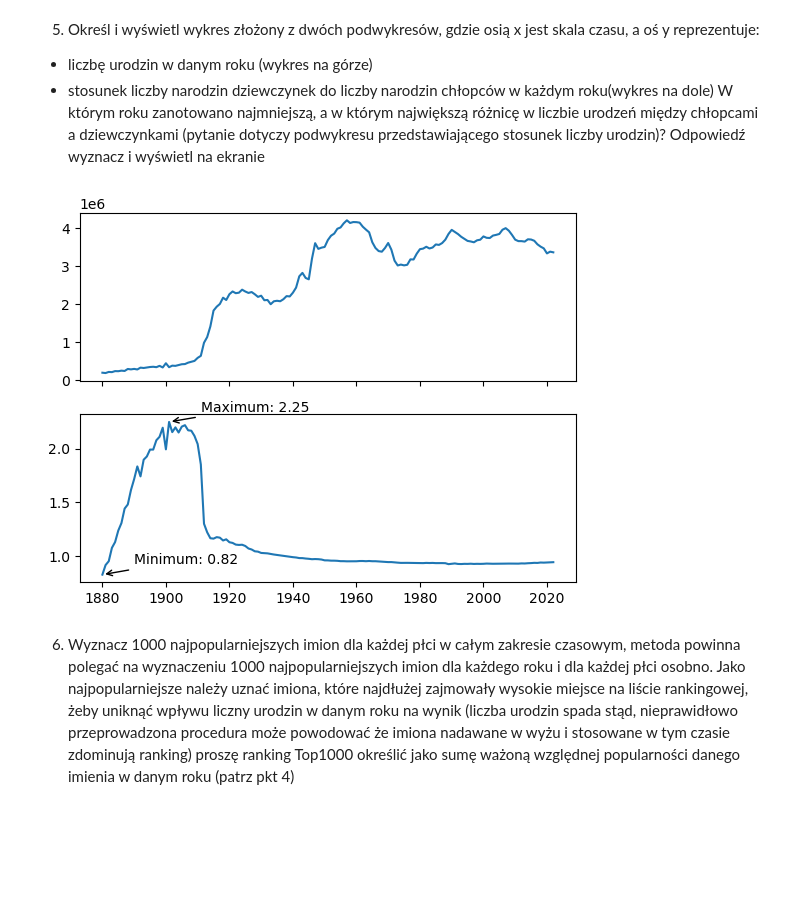
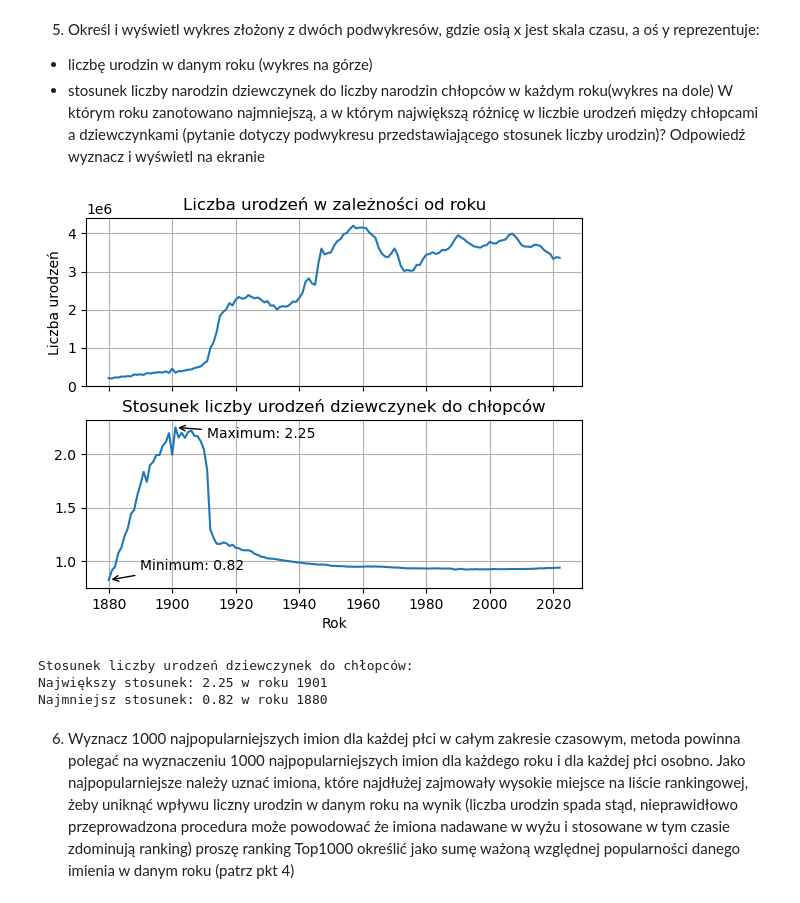
Before and after one commit to BartlomiejGasyna/Exploratory-Data-Analysis-Project-1, a Jupyter notebook: project.ipynb, the cells around one changed output. Cells and saved outputs as stored; diff of their text form; code cells hidden in the pictures; blank space fills up the shorter version.

```diff
--- a/project.ipynb
+++ b/project.ipynb
@@ -5,13 +5,13 @@ import pandas as pd
 import os
 import re
 
-directory_path = 'data'  # Replace this with your directory containing the text files
+directory_path = 'data'
 txt_files = [f for f in os.listdir(directory_path) if f.endswith('.txt')]
 
-# Initialize an empty list to store DataFrames for each file
+
 dfs = []
 combined_df = pd.DataFrame()
-# Read each file and store it in the list with a unique identifier
+
 for i, file in enumerate(txt_files):
     file_path = os.path.join(directory_path, file)
     df = pd.read_csv(file_path, header=None)
@@ -20,5 +20,4 @@ for i, file in enumerate(txt_files):
     df['Year'] = year
     dfs.append(df)
 
-# Combine all DataFrames into a single DataFrame
-combined_df = pd.concat(dfs, ignore_index=True)
+combined_df = pd.concat(dfs, ignore_index=True).sort_values(['Year', 'Gender', 'Name']).reset_index(drop=True)
@@ -40,0 +53,12 @@ combined_df
+# %%
+combined_df['first_letter'] = combined_df['Count'].astype(str).apply(lambda x: x[0])
+combined_df['first_letter']
+# combined_df['Count'] = combined_df['Count'][:][0]
+# combined_df.pivot_table(values='Year', index=['Count'], aggfunc='count')
+# combined_df.pivot_table(values='Count', )
+digits = [1, 2, 3, 4, 5, 6, 7, 8, 9]
+
+# sum1 = combined_df['first_letter'][combined_df['first_letter'] == '0'].sum()
+
+
+# sums['Count'].plot(kind='bar')
@@ -161,0 +145,6 @@ Year
+# %%
+names_df_pivot = combined_df.pivot_table(index=['Year', 'Gender', 'Name'], values='Count')
+births = combined_df.pivot_table(index=['Year', 'Gender'], values='Count', aggfunc='sum')
+
+combined_df[['Frequency_male', 'Frequency_female']] = (names_df_pivot / births).reset_index().pivot_table(index=['Year', 'Gender', 'Name'], columns='Gender').reset_index()['Count'][['M', 'F']]
+combined_df.head()
@@ -171,38 +168,50 @@ pivot_table = combined_df.pivot_table(values='Count', columns=['Gender'], index=
 ratio_girls_to_boys = pivot_table['F'] / pivot_table['M'].values.astype(int)
 # %%
 pivot_table = combined_df.pivot_table(values='Count', index='Year', aggfunc='sum')
-# print(pivot_table)
 
 fig, ax = plt.subplots(2, sharex=True)
 
 years = pivot_table.index
 counts = pivot_table.values
 
 ax[0].plot(years, counts)
 
 ax[1].plot(years, ratio_girls_to_boys)
 ax[1].xaxis.set_ticks(years[::20])
 
-ratio_girls_to_boys.idxmin()
-ratio_girls_to_boys.idxmax()
 
 
 min_index = int(ratio_girls_to_boys.idxmin()) - int(years[0])
 min_value = ratio_girls_to_boys.min()
 
 ax[1].annotate(f'Minimum: {min_value:.2f}', xy=(min_index, min_value), xytext=(min_index + 10, min_value + 0.1),
                arrowprops=dict(facecolor='black', arrowstyle='->'))
 
 
 max_index = int(ratio_girls_to_boys.idxmax()) - int(years[0])
 max_value = ratio_girls_to_boys.max()
 
-ax[1].annotate(f'Maximum: {max_value:.2f}', xy=(max_index, max_value), xytext=(max_index + 10, max_value + 0.1),
+ax[1].annotate(f'Maximum: {max_value:.2f}', xy=(max_index, max_value), xytext=(max_index + 10, max_value - 0.1),
                arrowprops=dict(facecolor='black', arrowstyle='->'))
 
+ax[0].set_ylabel('Liczba urodzeń')
+ax[0].set_title('Liczba urodzeń w zależności od roku')
+
+ax[1].set_title('Stosunek liczby urodzeń dziewczynek do chłopców')
+ax[1].set_xlabel('Rok')
+
+ax[0].grid()
+ax[1].grid()
 plt.show()
+
+print('Stosunek liczby urodzeń dziewczynek do chłopców:')
+print(f'Największy stosunek: {max_value:.2f} w roku {max_index + int(years[0])}')
+print(f'Najmniejsz stosunek: {min_value:.2f} w roku {min_index + int(years[0])}')
 # %% [output]
-[figure, old version]
+[figure, new version]
+Stosunek liczby urodzeń dziewczynek do chłopców:
+Największy stosunek: 2.25 w roku 1901
+Najmniejsz stosunek: 0.82 w roku 1880
 # %% [markdown]
 6. Wyznacz 1000 najpopularniejszych imion dla każdej płci w całym zakresie czasowym, metoda powinna polegać na wyznaczeniu 1000 najpopularniejszych imion dla każdego roku i dla każdej płci osobno. Jako najpopularniejsze należy uznać imiona, które najdłużej zajmowały wysokie miejsce na liście rankingowej, żeby uniknąć wpływu liczny urodzin w danym roku na wynik (liczba urodzin spada stąd, nieprawidłowo przeprowadzona procedura może powodować że imiona nadawane w wyżu i stosowane w tym czasie zdominują ranking) proszę ranking Top1000 określić jako sumę ważoną względnej popularności danego imienia w danym roku (patrz pkt 4)
 # %%
```
Also changed, not shown: parts of 34 cells of this notebook.
